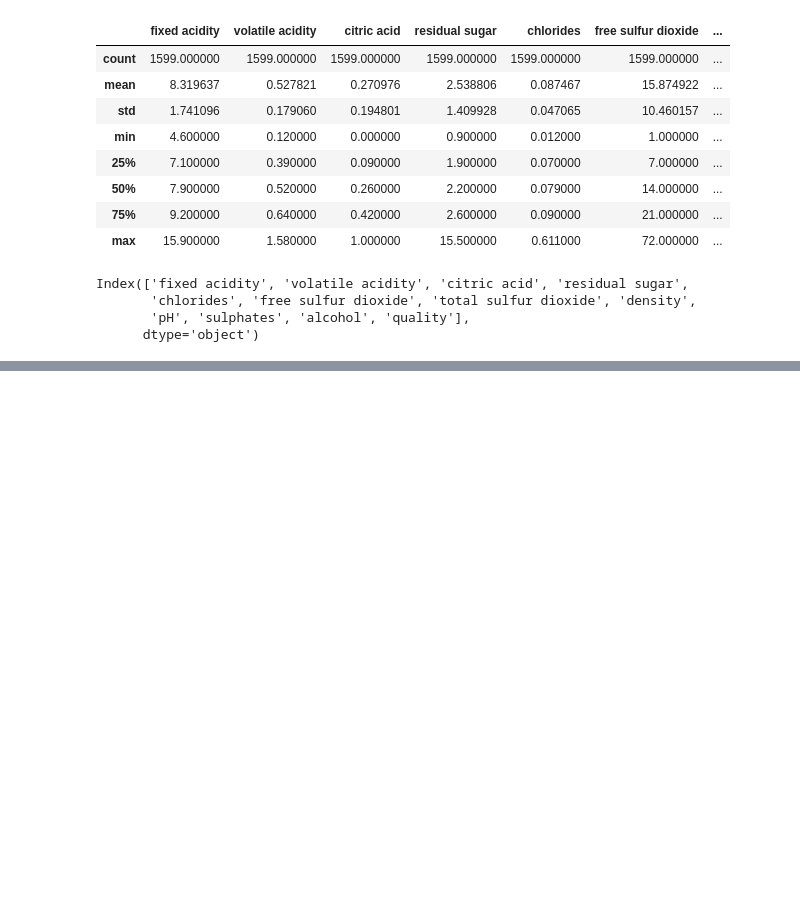
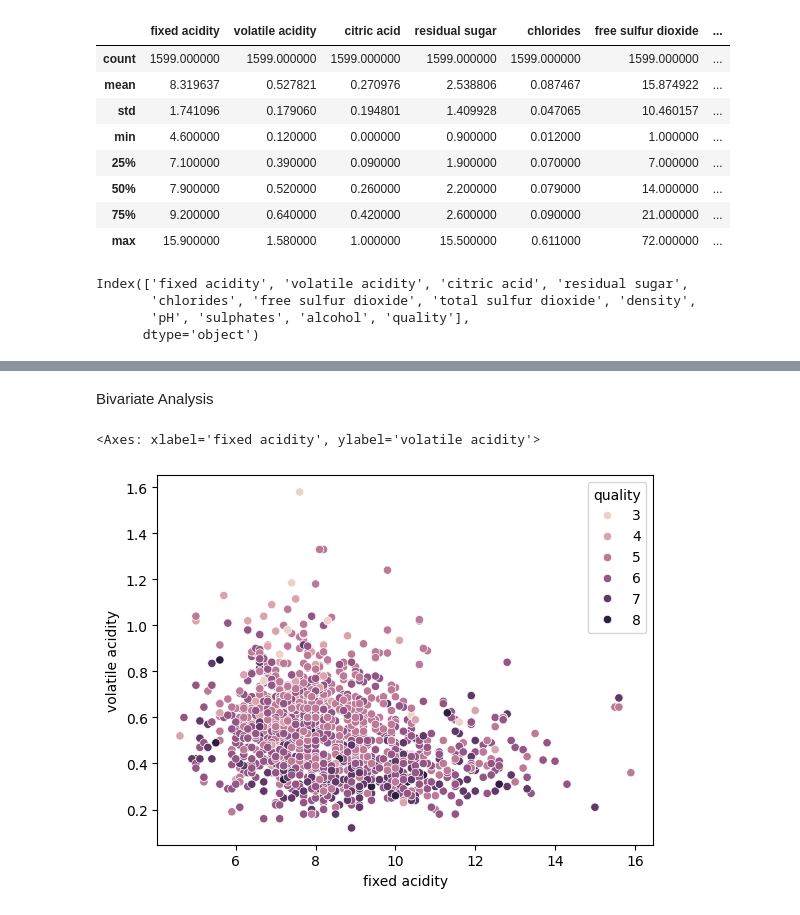
Before and after one commit to saloniagarwal-bits/WineQuality-Prediction, a Jupyter notebook: notebook/EDA.ipynb, the cells around one changed output, grey strips where cells are left out. Drawn from its saved outputs; the diff is of its cells as text; code cells hidden in the pictures; blank space fills up the shorter version.

```diff
--- a/notebook/EDA.ipynb
+++ b/notebook/EDA.ipynb
@@ -102,0 +141,7 @@ Index(['fixed acidity', 'volatile acidity', 'citric acid', 'residual sugar',
+# %% [markdown]
+Bivariate Analysis
+# %%
+sns.scatterplot(data = df, x = df['fixed acidity'], y= df['volatile acidity'], hue='quality')
+# %% [output]
+<Axes: xlabel='fixed acidity', ylabel='volatile acidity'>
+[figure, added]
```
Also changed, not shown: parts of 9 cells of this notebook, 1 other file.
